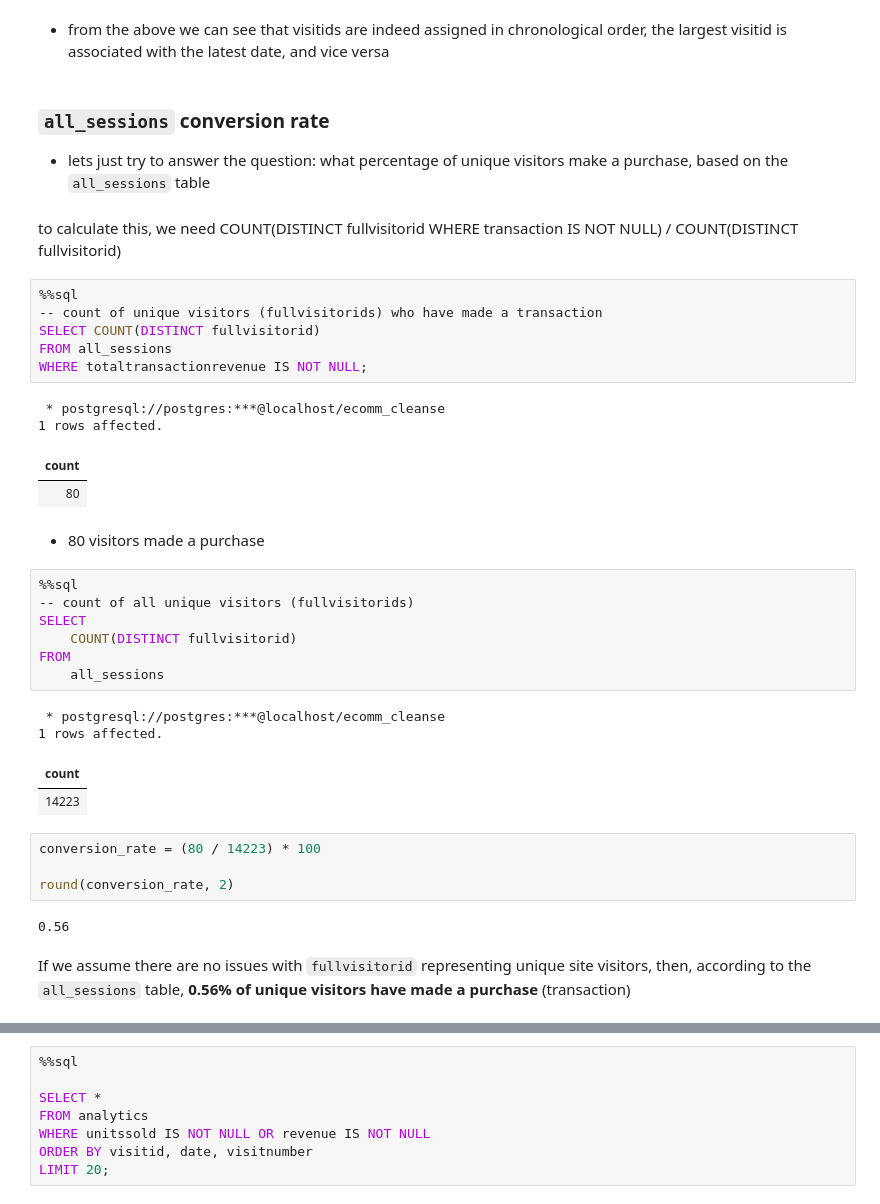
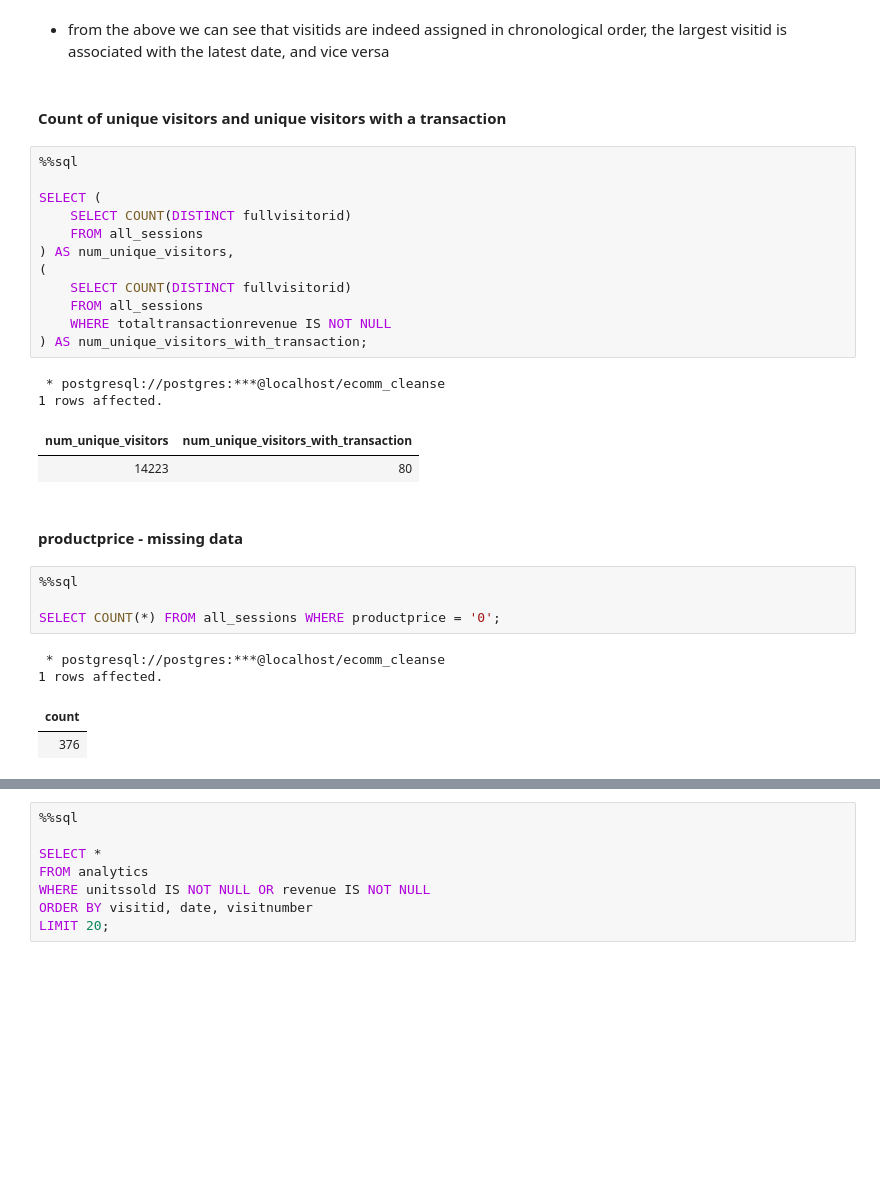
Before and after one commit to sd-brewer/ecomm-cleanse, a Jupyter notebook: notebooks/03_data_exploration_and_analysis.ipynb, the cells around one changed output, grey strips where cells are left out. Saved outputs shown, nothing was run; the diff lists cells and outputs as text; blank space fills up the shorter version.

```diff
--- a/notebooks/03_data_exploration_and_analysis.ipynb
+++ b/notebooks/03_data_exploration_and_analysis.ipynb
@@ -591,41 +530,33 @@ WHERE visitid IN ('1470037277', '1501657186')
 | 1470037277 | 2016-08-01 |
 # %% [markdown]
 - from the above we can see that visitids are indeed assigned in chronological order, the largest visitid is associated with the latest date, and vice versa
-# %% [markdown]
-### `all_sessions` conversion rate
-- lets just try to answer the question: what percentage of unique visitors make a purchase, based on the `all_sessions` table
-# %% [markdown]
-to calculate this, we need COUNT(DISTINCT fullvisitorid WHERE transaction IS NOT NULL) / COUNT(DISTINCT fullvisitorid)
+# %% [markdown]
+#### Count of unique visitors and unique visitors with a transaction
 # %%
 %%sql
--- count of unique visitors (fullvisitorids) who have made a transaction
-SELECT COUNT(DISTINCT fullvisitorid)
-FROM all_sessions
-WHERE totaltransactionrevenue IS NOT NULL;
+
+SELECT (
+    SELECT COUNT(DISTINCT fullvisitorid)
+    FROM all_sessions
+) AS num_unique_visitors,
+(
+    SELECT COUNT(DISTINCT fullvisitorid)
+    FROM all_sessions
+    WHERE totaltransactionrevenue IS NOT NULL
+) AS num_unique_visitors_with_transaction;
 # %% [output]
  * postgresql://postgres:***@localhost/ecomm_cleanse
 1 rows affected.
-| count |
-| 80 |
+| num_unique_visitors | num_unique_visitors_with_transaction |
+| 14223 | 80 |
-# %% [markdown]
-- 80 visitors made a purchase
+# %% [markdown]
+#### productprice - missing data
 # %%
 %%sql
--- count of all unique visitors (fullvisitorids)
-SELECT
-    COUNT(DISTINCT fullvisitorid)
-FROM
-    all_sessions
+
+SELECT COUNT(*) FROM all_sessions WHERE productprice = '0';
 # %% [output]
  * postgresql://postgres:***@localhost/ecomm_cleanse
 1 rows affected.
 | count |
-| 14223 |
+| 376 |
-# %%
-conversion_rate = (80 / 14223) * 100
-
-round(conversion_rate, 2)
-# %% [output]
-0.56
-# %% [markdown]
-If we assume there are no issues with `fullvisitorid` representing unique site visitors, then, according to the `all_sessions` table, **0.56% of unique visitors have made a purchase** (transaction)
```
Also changed, not shown: parts of 160 cells of this notebook, 1 other file.
